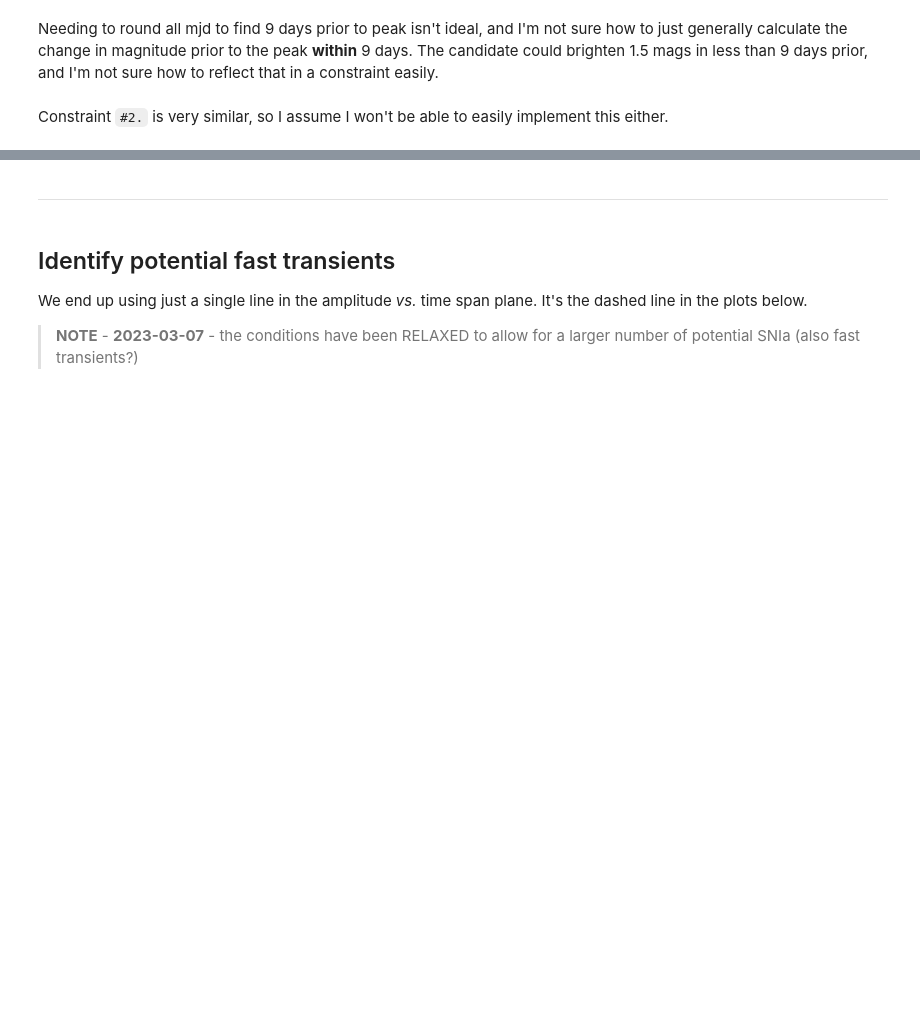
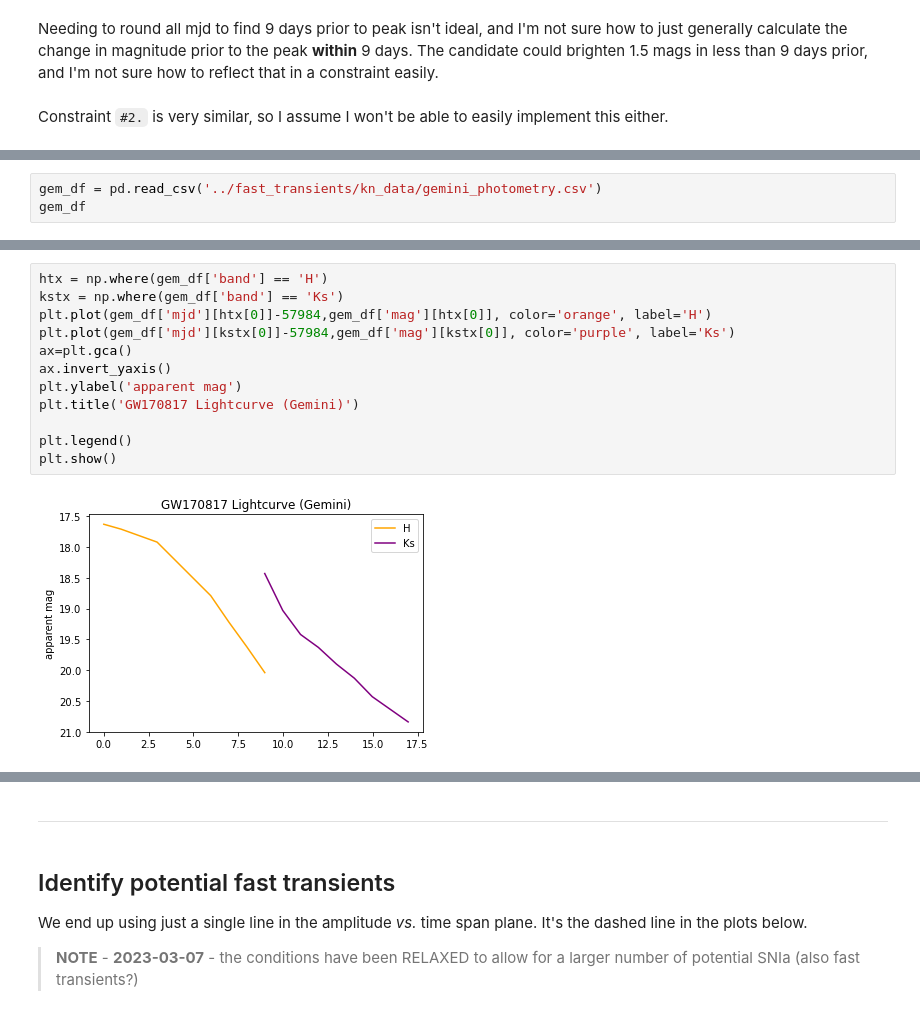
Before and after one commit to MelissaGraham/decam_ddf_tools, a Jupyter notebook: transients_science/fast_transients/1_create_potential_fast_transients_list.ipynb, the cells around one changed output, grey strips where cells are left out. Drawn from its saved outputs; the diff is of its cells as text; blank space fills up the shorter version.

Commit message:
adding model kilonova data

```diff
--- a/transients_science/fast_transients/1_create_potential_fast_transients_list.ipynb
+++ b/transients_science/fast_transients/1_create_potential_fast_transients_list.ipynb
@@ -141,0 +164,3 @@ Constraint `#2.` is very similar, so I assume I won't be able to easily implemen
+# %%
+gem_df = pd.read_csv('../fast_transients/kn_data/gemini_photometry.csv')
+gem_df
@@ -141,0 +184,14 @@ Constraint `#2.` is very similar, so I assume I won't be able to easily implemen
+# %%
+htx = np.where(gem_df['band'] == 'H')
+kstx = np.where(gem_df['band'] == 'Ks')
+plt.plot(gem_df['mjd'][htx[0]]-57984,gem_df['mag'][htx[0]], color='orange', label='H')
+plt.plot(gem_df['mjd'][kstx[0]]-57984,gem_df['mag'][kstx[0]], color='purple', label='Ks')
+ax=plt.gca()
+ax.invert_yaxis()
+plt.ylabel('apparent mag')
+plt.title('GW170817 Lightcurve (Gemini)')
+
+plt.legend()
+plt.show()
+# %% [output]
+[figure, added]
```
Also changed, not shown: parts of 8 cells of this notebook, 16 other files.
